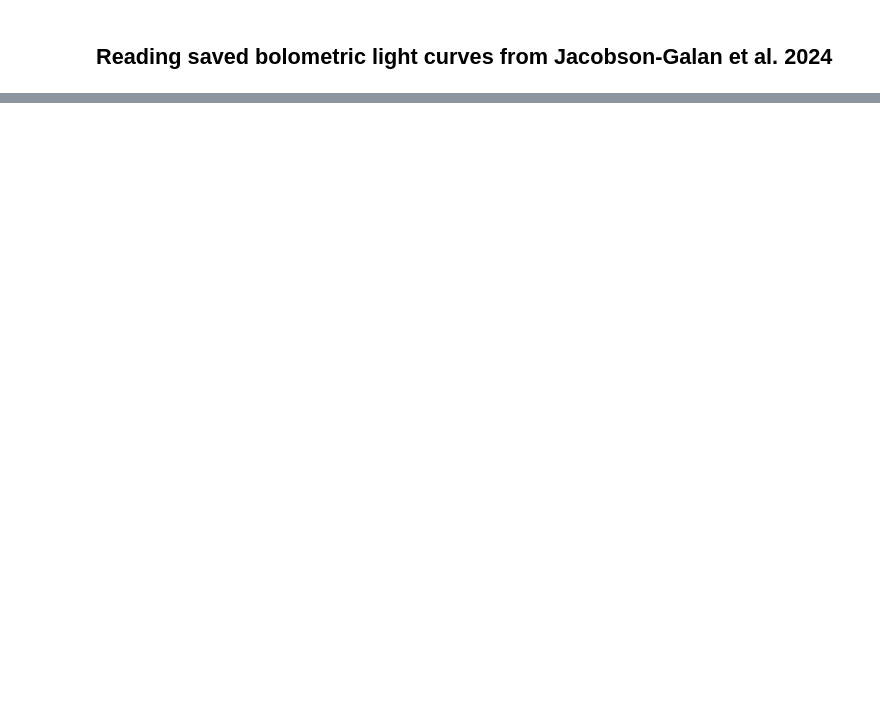
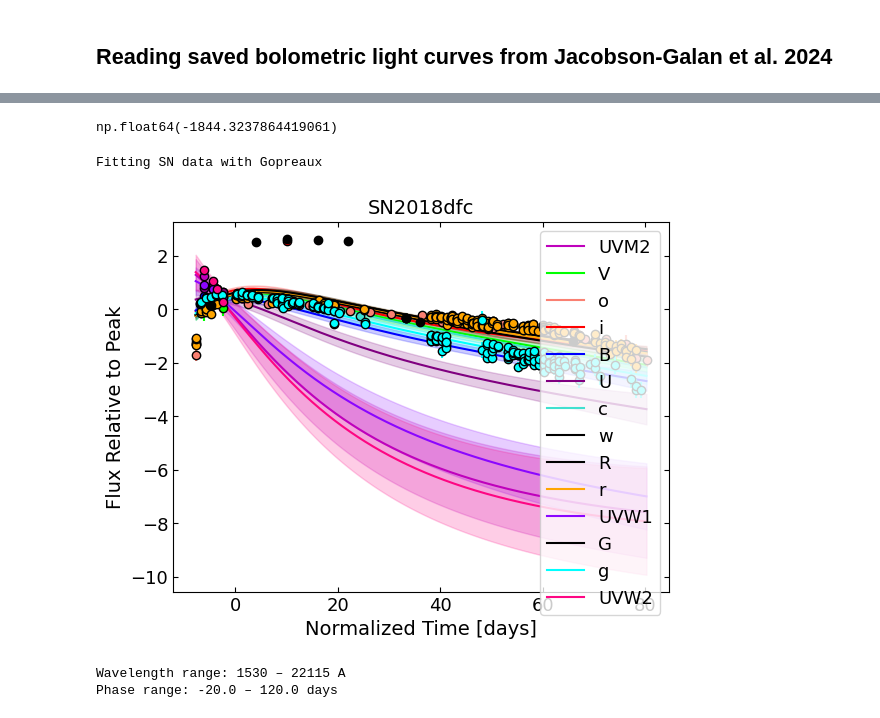
Before and after one commit to Somayeh91/data_driven_bolometric_lc, a Jupyter notebook: Gopreaux_bolometric_lc_pipeline_SNII.ipynb, the cells around one changed output, grey strips where cells are left out. Saved outputs shown, nothing was run; the diff lists cells and outputs as text; code cells hidden in the pictures; blank space fills up the shorter version.

```diff
--- a/Gopreaux_bolometric_lc_pipeline_SNII.ipynb
+++ b/Gopreaux_bolometric_lc_pipeline_SNII.ipynb
@@ -25,6 +26,8 @@ mpl.rcParams.update({
     'xtick.top': True,
     'ytick.right': True,
 })
+# %%
+REFIT = False
 # %%
 colors= ['#e51f00', '#ffaa00', '#59b359', '#00c2f2', '#502db3', '#f2b6de']
 # %%
@@ -252,0 +109,2 @@ Predicting SED per phase grid using Gopreaux.
+# %%
+filts = ['UVW2', 'UVM2', 'UVW1', 'U', 'B', 'g', 'c', 'V', 'r', 'o', 'i', 'J', 'H', 'Ks']
@@ -252,0 +142,30 @@ Predicting SED per phase grid using Gopreaux.
+# %%
+if REFIT:
+    kernel = RBF([np.log(10.0), np.log10(500.0)], (0.1, 3.0))
+
+    filts = ['UVW2', 'UVM2', 'UVW1', 'U', 'B', 'g', 'c', 'V', 'r', 'o', 'i', 'J', 'H', 'Ks']
+    phasemin = -20
+    phasemax = 50
+    log_transform = 23
+    mangle_sed = True
+
+    gp = GP3D(
+            sn_type,
+            kernel,
+            filts,
+            phasemin,
+            phasemax,
+            set_to_normalize=sn_to_normalize,
+            log_transform=log_transform,
+            mangle_sed=mangle_sed
+        )
+    kernel_parameters = gp.optimize_hyperparams(subtract_polynomial=True)
+    kernel_parameters
+    snmodel = gp.predict(
+            plot=False,
+            subtract_polynomial=True,
+        )
+else:
+    snmodel = SNModel(
+    surface="SNII_SNII_GP_model.fits",
+)
@@ -252,0 +178,22 @@ Predicting SED per phase grid using Gopreaux.
+# %%
+sn.info['peak_mjd']-first_t
+# %% [output]
+np.float64(-1844.3237864419061)
+# %%
+print('Fitting SN data with Gopreaux')
+snmodel.fit_photometry(
+    sn_to_fit=sn,
+    show=True,
+    nsamples=1,
+    keep_new_fit=True,
+)
+# %% [output]
+Fitting SN data with Gopreaux
+[figure, added]
+# %%
+print("Wavelength range: %.0f – %.0f A"%(snmodel.min_wl, snmodel.max_wl))
+print(f"Phase range: %.1f – %.1f days"\
+      %(snmodel.min_phase, snmodel.max_phase))
+# %% [output]
+Wavelength range: 1530 – 22115 A
+Phase range: -20.0 – 120.0 days
```
Also changed, not shown: parts of 32 cells of this notebook.
